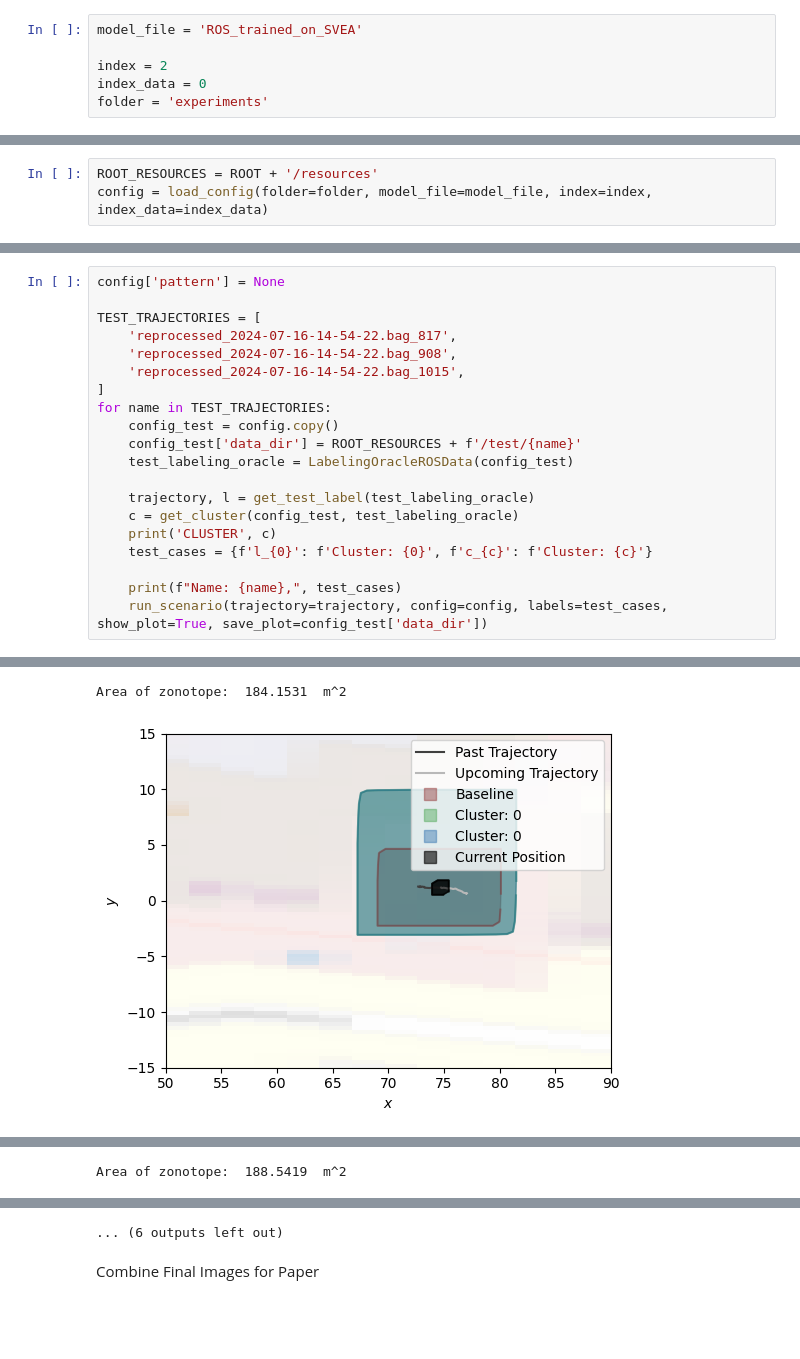
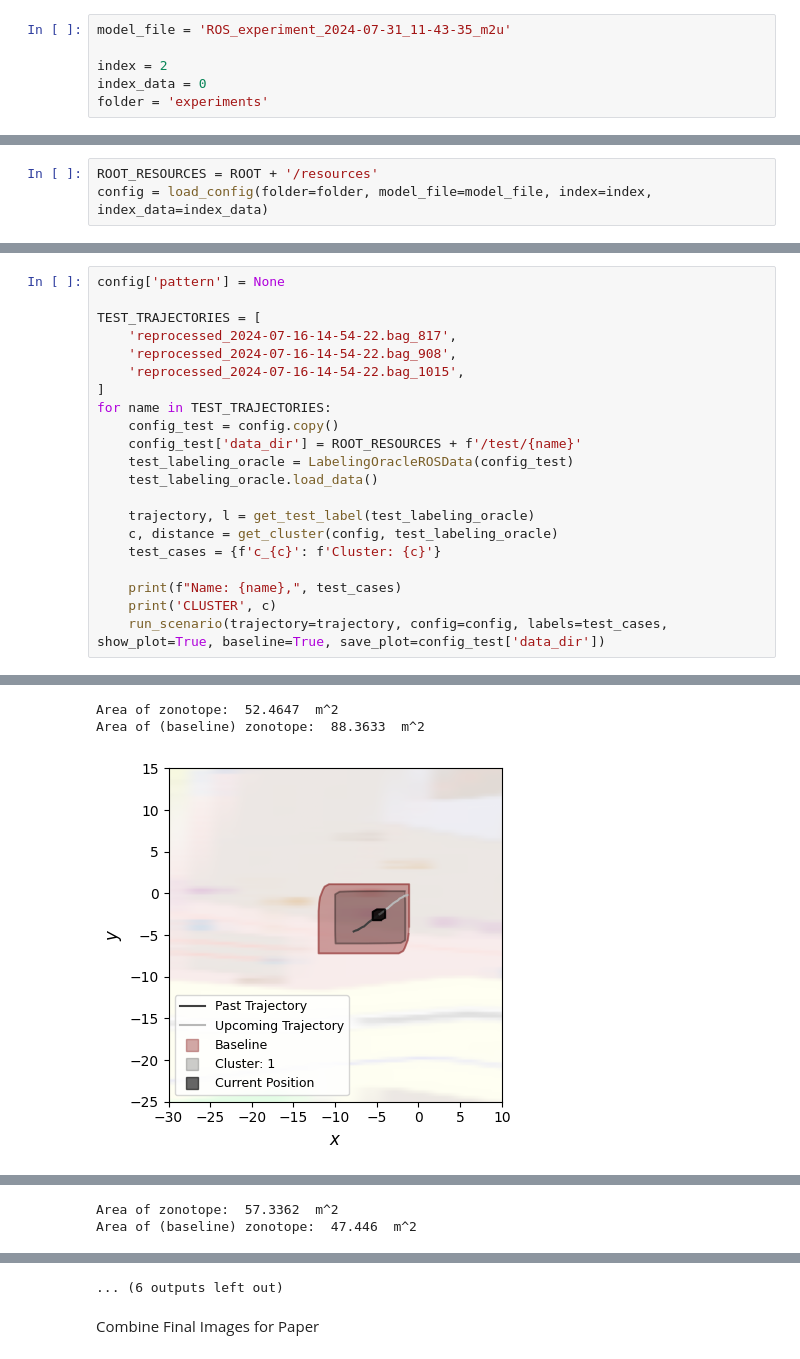
Before and after one commit to kfragkedaki/Pedestrian_Project, a Jupyter notebook: labeling_oracle_SVEAData.ipynb, the cells around one changed output, grey strips where cells are left out. Cells and saved outputs as stored; diff of their text form; blank space fills up the shorter version.

```diff
--- a/labeling_oracle_SVEAData.ipynb
+++ b/labeling_oracle_SVEAData.ipynb
@@ -31,5 +19,5 @@ LABELS
 # %%
-model_file = 'ROS_trained_on_SVEA'
+model_file = 'ROS_experiment_2024-07-31_11-43-35_m2u'
 
 index = 2
 index_data = 0
@@ -402,12 +160,13 @@ for name in TEST_TRAJECTORIES:
     config_test = config.copy()
     config_test['data_dir'] = ROOT_RESOURCES + f'/test/{name}'
     test_labeling_oracle = LabelingOracleROSData(config_test)
+    test_labeling_oracle.load_data()
 
     trajectory, l = get_test_label(test_labeling_oracle)
-    c = get_cluster(config_test, test_labeling_oracle)
-    print('CLUSTER', c)
-    test_cases = {f'l_{0}': f'Cluster: {0}', f'c_{c}': f'Cluster: {c}'}
+    c, distance = get_cluster(config, test_labeling_oracle)
+    test_cases = {f'c_{c}': f'Cluster: {c}'}
 
     print(f"Name: {name},", test_cases)
-    run_scenario(trajectory=trajectory, config=config, labels=test_cases, show_plot=True, save_plot=config_test['data_dir'])
+    print('CLUSTER', c)
+    run_scenario(trajectory=trajectory, config=config, labels=test_cases, show_plot=True, baseline=True, save_plot=config_test['data_dir'])
 # %% [output]
@@ -440,2 +200,3 @@ Area of (baseline) zonotope:  75.9089  m^2
-Area of zonotope:  184.1531  m^2
+Area of zonotope:  52.4647  m^2
+Area of (baseline) zonotope:  88.3633  m^2
-[figure, old version]
+[figure, new version]
@@ -468 +230,2 @@ Area of (baseline) zonotope:  63.4761  m^2
-Area of zonotope:  188.5419  m^2
+Area of zonotope:  57.3362  m^2
+Area of (baseline) zonotope:  47.446  m^2
```
Also changed, not shown: parts of 33 cells of this notebook, 8 other files.
